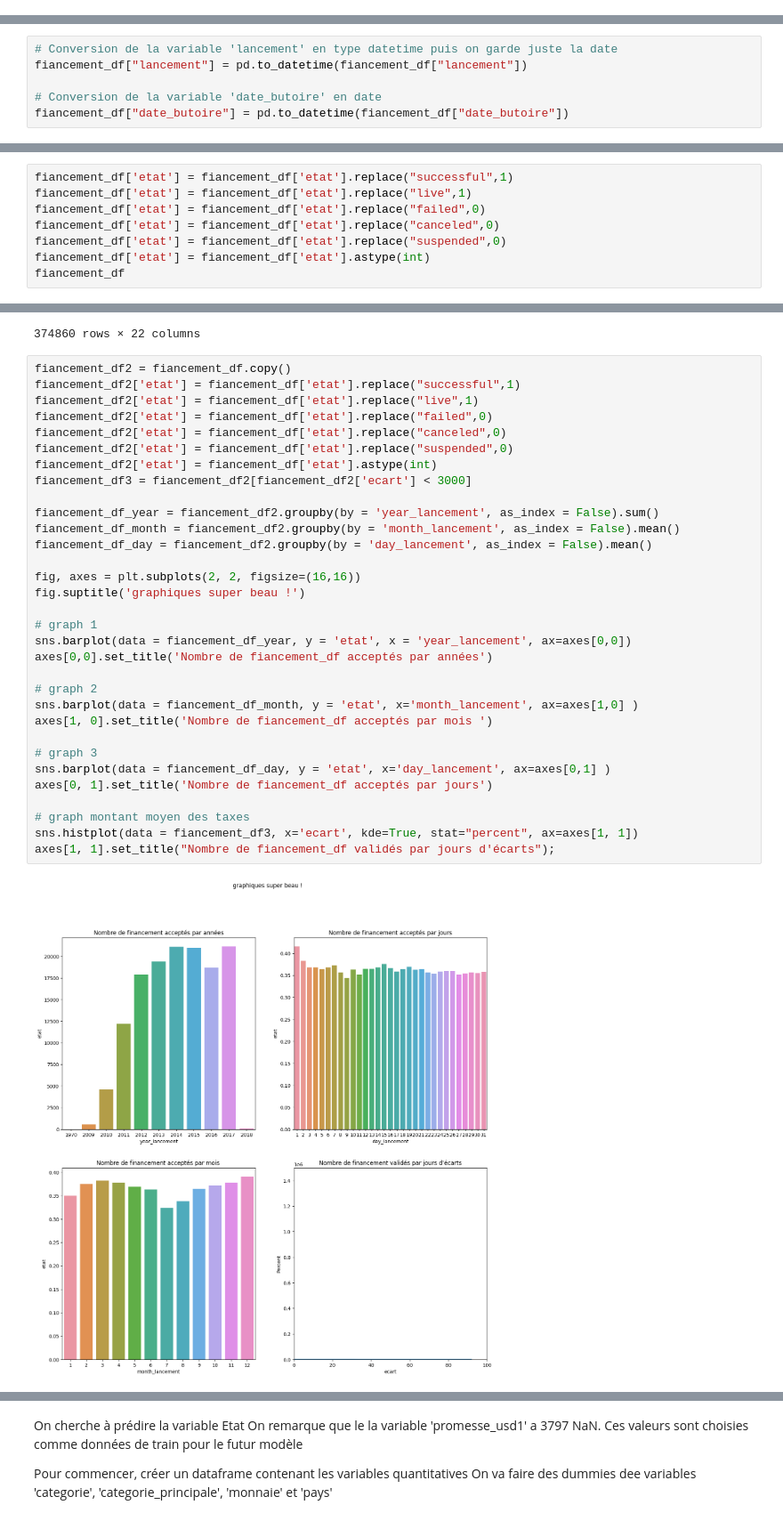
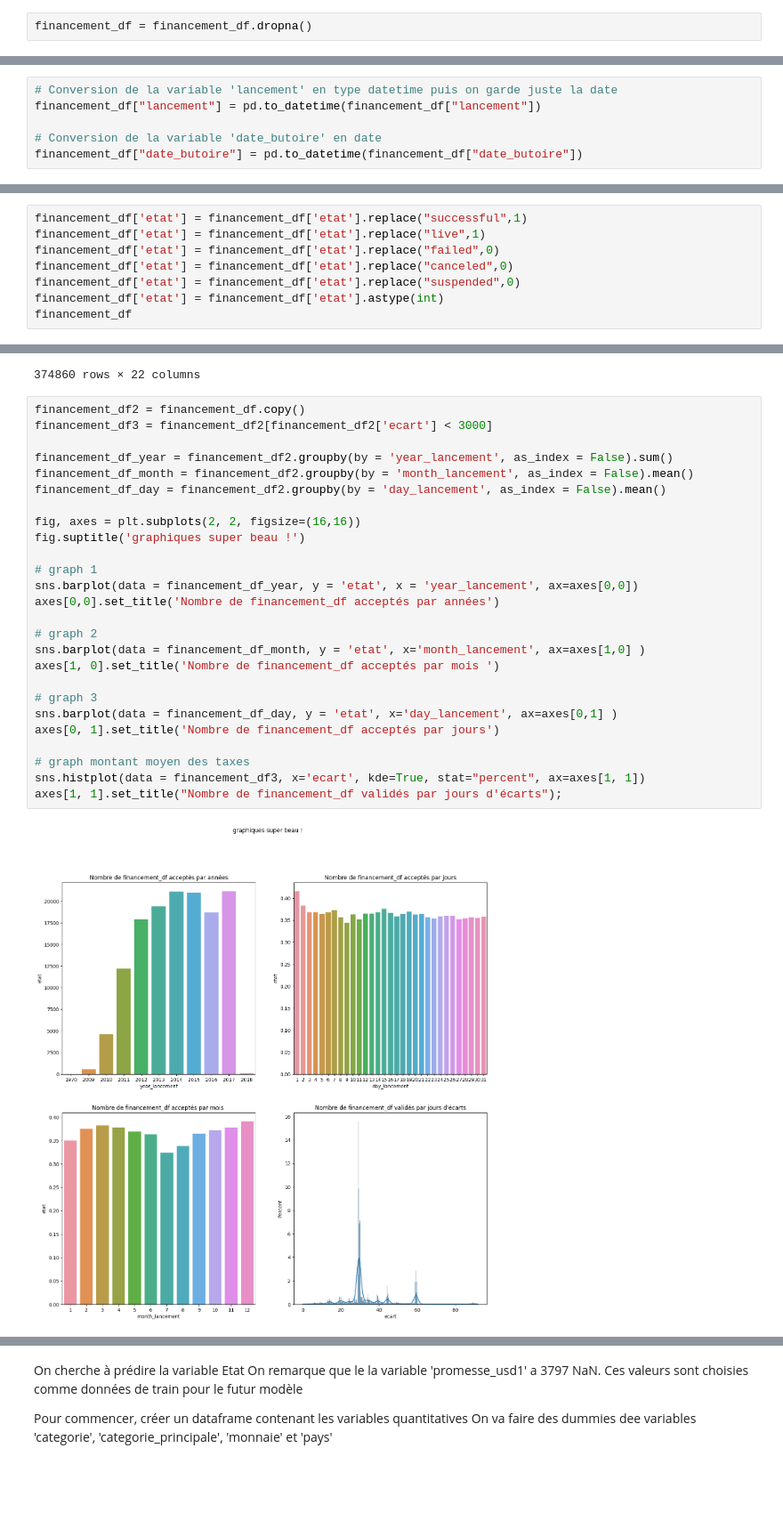
Before and after one commit to TheoKoess/Financement, a Jupyter notebook: PROFound.ipynb, the cells around one changed output, grey strips where cells are left out. Shown at 89% size. Cells and saved outputs as stored; diff of their text form; blank space fills up the shorter version.

```diff
--- a/PROFound.ipynb
+++ b/PROFound.ipynb
@@ -31,3 +29,5 @@ fiancement_df = fiancement_df.dropna()
+# %%
+financement_df = financement_df.dropna()
 # %% [markdown]
 ## Préparation des données
 # %% [markdown]
@@ -35,8 +35,8 @@ Séparation des variables de type date 'lancement' et 'date_butoire' en jour moi
 ajout d'une nouvelle variable 'écart_date' qui calcule l'écart en jours entre 'lancement' et 'date_butoire'
 # %%
 # Conversion de la variable 'lancement' en type datetime puis on garde juste la date
-fiancement_df["lancement"] = pd.to_datetime(fiancement_df["lancement"])
+financement_df["lancement"] = pd.to_datetime(financement_df["lancement"])
 
 # Conversion de la variable 'date_butoire' en date
-fiancement_df["date_butoire"] = pd.to_datetime(fiancement_df["date_butoire"])
+financement_df["date_butoire"] = pd.to_datetime(financement_df["date_butoire"])
 # %%
@@ -56,13 +56,13 @@ resume_table(fiancement_df)
 # %% [markdown]
 # Feature engineering
 # %%
-fiancement_df['etat'] = fiancement_df['etat'].replace("successful",1)
-fiancement_df['etat'] = fiancement_df['etat'].replace("live",1)
-fiancement_df['etat'] = fiancement_df['etat'].replace("failed",0)
-fiancement_df['etat'] = fiancement_df['etat'].replace("canceled",0)
-fiancement_df['etat'] = fiancement_df['etat'].replace("suspended",0)
-fiancement_df['etat'] = fiancement_df['etat'].astype(int)
-fiancement_df
+financement_df['etat'] = financement_df['etat'].replace("successful",1)
+financement_df['etat'] = financement_df['etat'].replace("live",1)
+financement_df['etat'] = financement_df['etat'].replace("failed",0)
+financement_df['etat'] = financement_df['etat'].replace("canceled",0)
+financement_df['etat'] = financement_df['etat'].replace("suspended",0)
+financement_df['etat'] = financement_df['etat'].astype(int)
+financement_df
 # %% [output]
 |  | ID | nom | categorie | categorie_principale | monaie | date_butoire | objectif | lancement | ... |
 | 0 | 1000002330 | The Songs of Adelaide & Abullah | Poetry | Publishing | GBP | 2015-10-09 | 1000.0 | 2015-08-11 12:12:28 | ... |
@@ -78,37 +78,31 @@ fiancement_df
 | 378660 | 999988282 | Nou Renmen Ayiti! We Love Haiti! | Performance Art | Art | USD | 2011-08-16 | 2000.0 | 2011-07-19 09:07:47 | ... |
 374860 rows × 22 columns
 # %%
-fiancement_df2 = fiancement_df.copy()
-fiancement_df2['etat'] = fiancement_df['etat'].replace("successful",1)
-fiancement_df2['etat'] = fiancement_df['etat'].replace("live",1)
-fiancement_df2['etat'] = fiancement_df['etat'].replace("failed",0)
-fiancement_df2['etat'] = fiancement_df['etat'].replace("canceled",0)
-fiancement_df2['etat'] = fiancement_df['etat'].replace("suspended",0)
-fiancement_df2['etat'] = fiancement_df['etat'].astype(int)
-fiancement_df3 = fiancement_df2[fiancement_df2['ecart'] < 3000]
+financement_df2 = financement_df.copy()
+financement_df3 = financement_df2[financement_df2['ecart'] < 3000]
 
-fiancement_df_year = fiancement_df2.groupby(by = 'year_lancement', as_index = False).sum()
-fiancement_df_month = fiancement_df2.groupby(by = 'month_lancement', as_index = False).mean()
-fiancement_df_day = fiancement_df2.groupby(by = 'day_lancement', as_index = False).mean()
+financement_df_year = financement_df2.groupby(by = 'year_lancement', as_index = False).sum()
+financement_df_month = financement_df2.groupby(by = 'month_lancement', as_index = False).mean()
+financement_df_day = financement_df2.groupby(by = 'day_lancement', as_index = False).mean()
 
 fig, axes = plt.subplots(2, 2, figsize=(16,16))
 fig.suptitle('graphiques super beau !')
 
 # graph 1
-sns.barplot(data = fiancement_df_year, y = 'etat', x = 'year_lancement', ax=axes[0,0])
-axes[0,0].set_title('Nombre de fiancement_df acceptés par années')
+sns.barplot(data = financement_df_year, y = 'etat', x = 'year_lancement', ax=axes[0,0])
+axes[0,0].set_title('Nombre de financement_df acceptés par années')
 
 # graph 2
-sns.barplot(data = fiancement_df_month, y = 'etat', x='month_lancement', ax=axes[1,0] )
-axes[1, 0].set_title('Nombre de fiancement_df acceptés par mois ')
+sns.barplot(data = financement_df_month, y = 'etat', x='month_lancement', ax=axes[1,0] )
+axes[1, 0].set_title('Nombre de financement_df acceptés par mois ')
 
 # graph 3
-sns.barplot(data = fiancement_df_day, y = 'etat', x='day_lancement', ax=axes[0,1] )
-axes[0, 1].set_title('Nombre de fiancement_df acceptés par jours')
+sns.barplot(data = financement_df_day, y = 'etat', x='day_lancement', ax=axes[0,1] )
+axes[0, 1].set_title('Nombre de financement_df acceptés par jours')
 
 # graph montant moyen des taxes
-sns.histplot(data = fiancement_df3, x='ecart', kde=True, stat="percent", ax=axes[1, 1])
-axes[1, 1].set_title("Nombre de fiancement_df validés par jours d'écarts");
+sns.histplot(data = financement_df3, x='ecart', kde=True, stat="percent", ax=axes[1, 1])
+axes[1, 1].set_title("Nombre de financement_df validés par jours d'écarts");
 # %% [output]
-[figure, old version]
+[figure, new version]
 # %%
```
Also changed, not shown: parts of 12 cells of this notebook.
